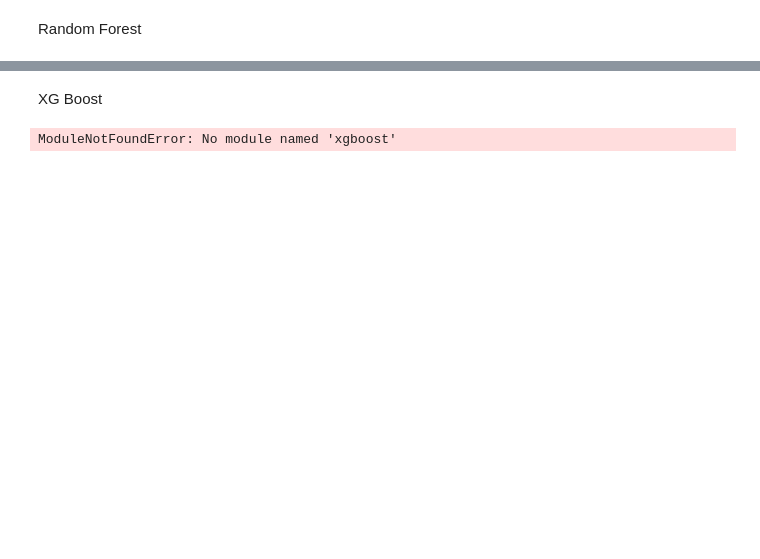
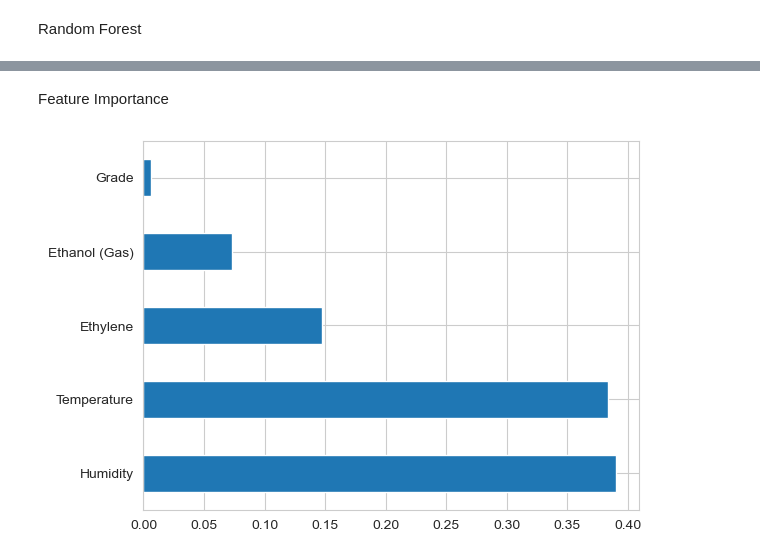
Before and after one commit to nuelScript/ehtylene_model, a Jupyter notebook: model.ipynb, the cells around one changed output, grey strips where cells are left out. Cells and saved outputs as stored; diff of their text form; code cells hidden in the pictures; blank space fills up the shorter version.

```diff
--- a/model.ipynb
+++ b/model.ipynb
@@ -141,7 +153,7 @@ Random Forest
 # %%
 from sklearn.ensemble import RandomForestRegressor
 
-rfr = RandomForestRegressor(n_estimators = 1)
+rfr = RandomForestRegressor(n_estimators = 100)
 rfr.fit(X_train, y_train)
 pred_rfr = rfr.predict(X_test)
 # %%
@@ -163,20 +174,0 @@ plt.scatter(pred_rfr, y_test, color='brown')
-# %% [markdown]
-XG Boost
-# %%
-
-
-import xgboost as xgb
-
-xg = xgb.XGBRegressor(base_score=0.5, booster='gbtree',
-                       n_estimators=1000,
-                       early_stopping_rounds=50,
-                       objective='reg:linear',
-                       max_depth=3,
-                       learning_rate=0.01)
-xg.fit(X_train, y_train,
-        eval_set=[(X_train, y_train), (X_test, y_test)],
-        verbose=100)
-
-pred_xg = xg.predict(X_test)
-# %% [output]
-ModuleNotFoundError: No module named 'xgboost'
@@ -186,7 +175,8 @@ r2_score(y_test, pred_xg)
-# %%
-plt.figure(figsize=(11,7))
-plt.title('XG Boost')
-plt.xlabel('Y Predictions')
-plt.ylabel('Y True')
-sns.set_style('whitegrid')
-plt.scatter(pred_xg, y_test, color='b')
+# %% [markdown]
+Feature Importance
+# %%
+feature_importances = pd.Series(rfr.feature_importances_, index=X_train.columns)
+feature_importances.nlargest(10).plot(kind='barh')
+plt.show()
+# %% [output]
+[figure, added]
```
Also changed, not shown: parts of 13 cells of this notebook, 3 other files.
